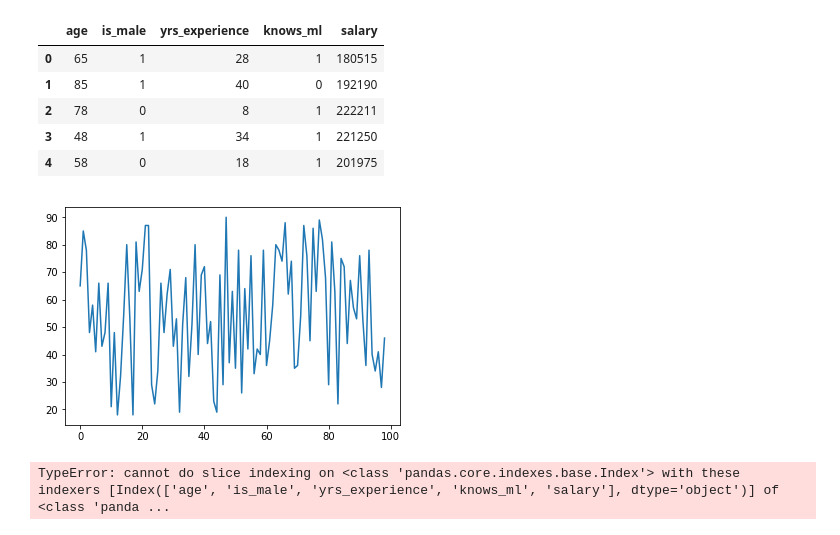
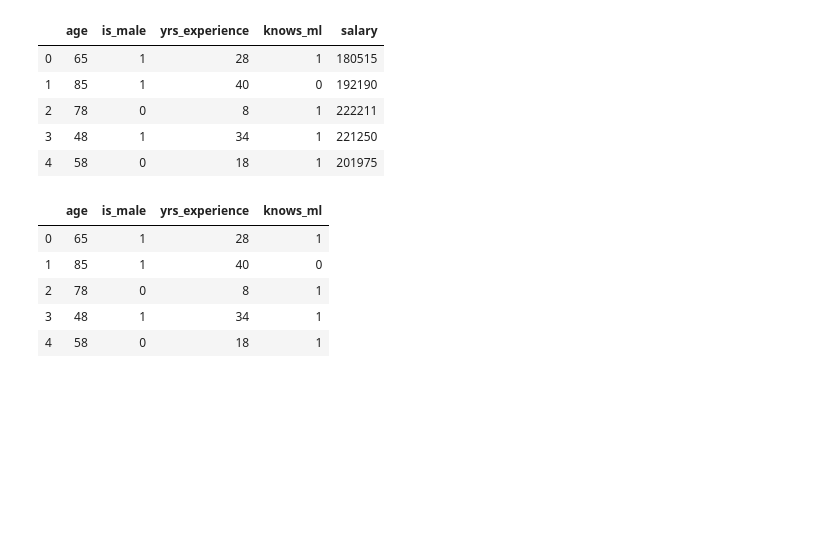
Before and after one commit to jbursey/ml_jupyter_sandbox, a Jupyter notebook: notebooks/lr_gradient_descent_sandbox.ipynb, the cells around one changed output. Cells and saved outputs as stored; diff of their text form; code cells hidden in the pictures; blank space fills up the shorter version.

```diff
--- a/notebooks/lr_gradient_descent_sandbox.ipynb
+++ b/notebooks/lr_gradient_descent_sandbox.ipynb
@@ -16,10 +16,4 @@ data.head()
 | 3 | 48 | 1 | 34 | 1 | 221250 |
 | 4 | 58 | 0 | 18 | 1 | 201975 |
 # %%
-plt.plot(data.iloc[:,0]);
+#plt.plot(data.iloc[:,0]);
-# %% [output]
-[figure, removed]
-# %%
-X = data.iloc[:,0:data.columns]
-# %% [output]
-TypeError: cannot do slice indexing on <class 'pandas.core.indexes.base.Index'> with these indexers [Index(['age', 'is_male', 'yrs_experience', 'knows_ml', 'salary'], dtype='object')] of <class 'panda ...
@@ -25,0 +24,9 @@ TypeError: cannot do slice indexing on <class 'pandas.core.indexes.base.Index'>
+# %%
+X.head()
+# %% [output]
+|  | age | is_male | yrs_experience | knows_ml |
+| 0 | 65 | 1 | 28 | 1 |
+| 1 | 85 | 1 | 40 | 0 |
+| 2 | 78 | 0 | 8 | 1 |
+| 3 | 48 | 1 | 34 | 1 |
+| 4 | 58 | 0 | 18 | 1 |
```
Also changed, not shown: parts of 4 cells of this notebook.
